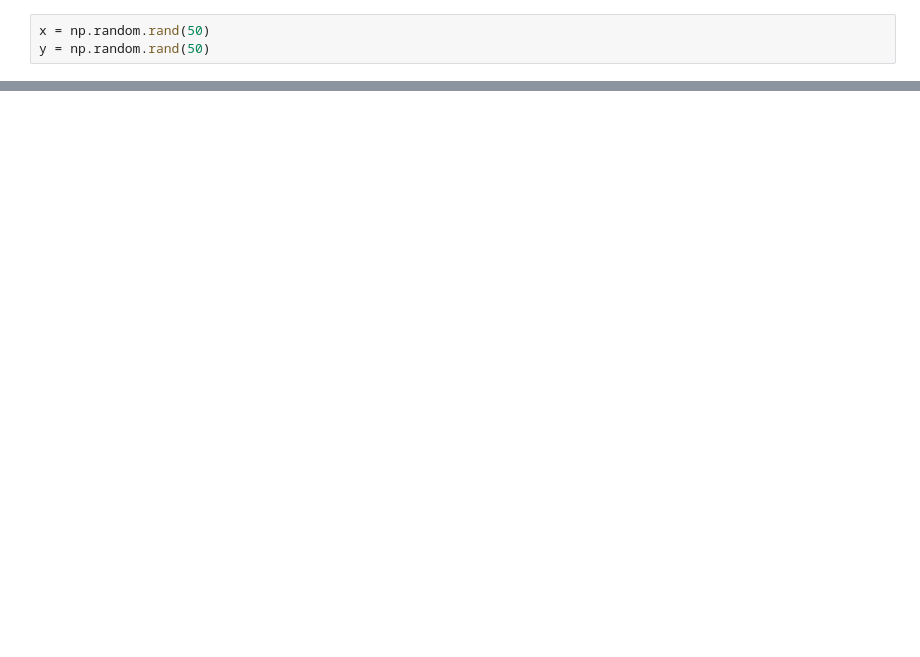
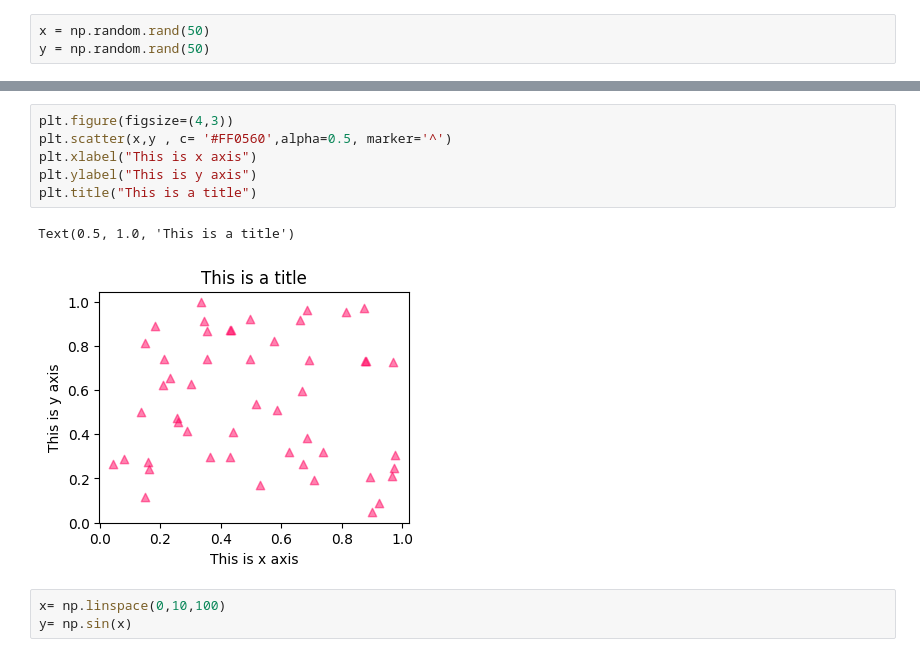
Before and after one commit to daemonX10/Machine-Learning, a Jupyter notebook: Visualization/Matplotlib.ipynb, the cells around one changed output, grey strips where cells are left out. Saved outputs shown, nothing was run; the diff lists cells and outputs as text; blank space fills up the shorter version.

```diff
--- a/Visualization/Matplotlib.ipynb
+++ b/Visualization/Matplotlib.ipynb
@@ -57,0 +84,12 @@ Text(0.5, 1.0, 'This is a title')
+# %%
+plt.figure(figsize=(4,3))
+plt.scatter(x,y , c= '#FF0560',alpha=0.5, marker='^')
+plt.xlabel("This is x axis")
+plt.ylabel("This is y axis")
+plt.title("This is a title")
+# %% [output]
+Text(0.5, 1.0, 'This is a title')
+[figure, added]
+# %%
+x= np.linspace(0,10,100)
+y= np.sin(x)
```
Also changed, not shown: parts of 37 cells of this notebook, 1 other file.
